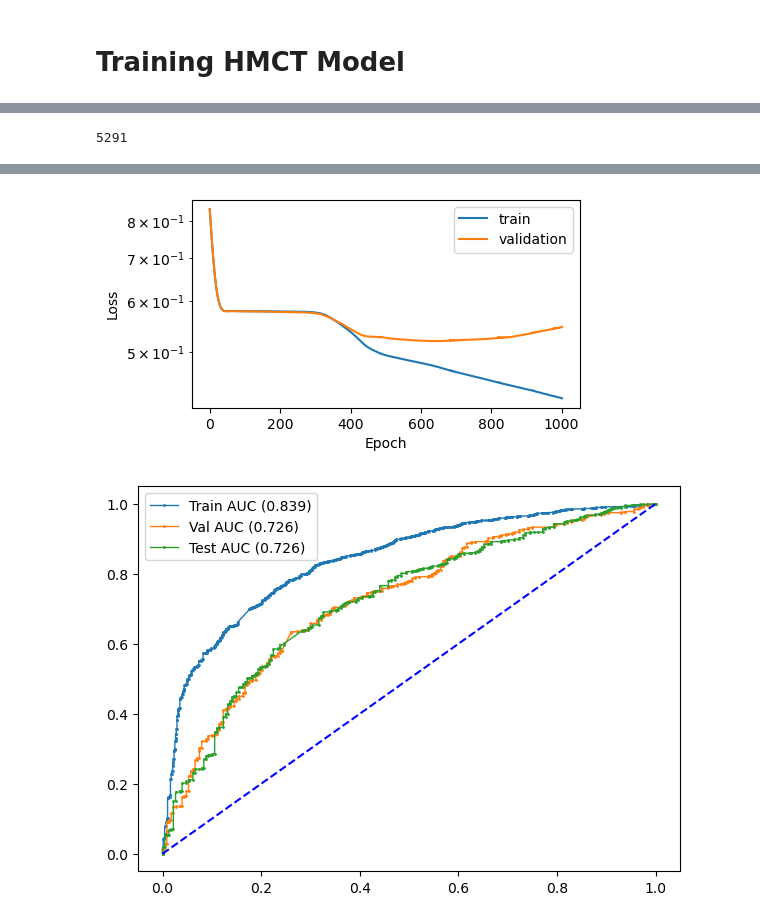
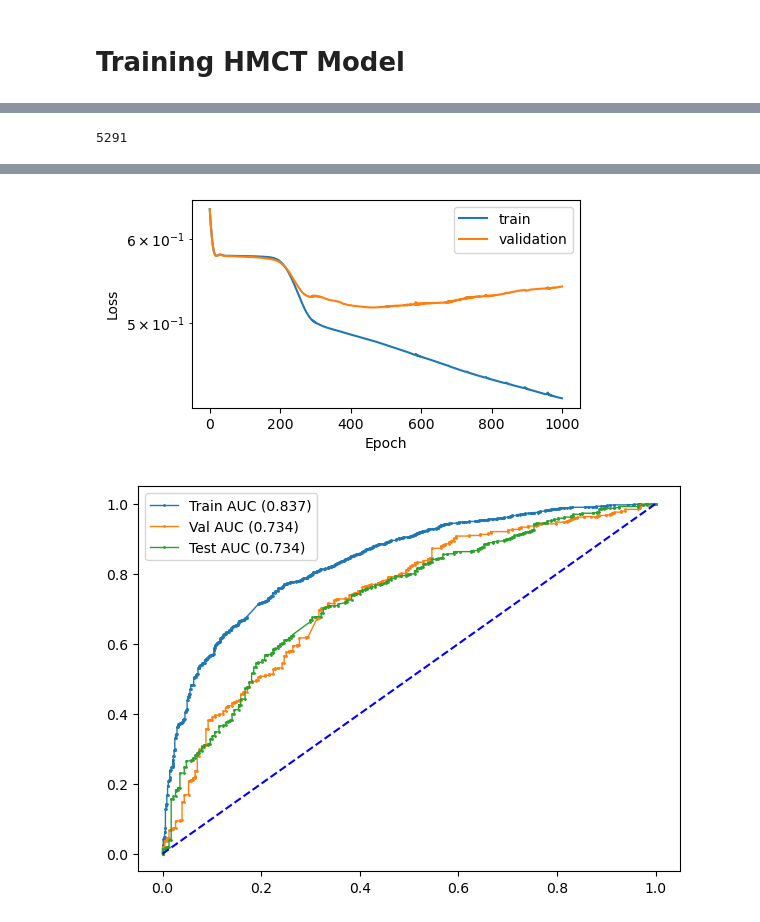
Before and after one commit to fredjo89/heterogeneous-mpnn, a Jupyter notebook: train_model.ipynb, the cells around one changed output, grey strips where cells are left out. Cells and saved outputs as stored; diff of their text form; code cells hidden in the pictures.

```diff
--- a/train_model.ipynb
+++ b/train_model.ipynb
@@ -121,7 +124,7 @@ utils.plot_roc_curves(data, pred, node_type_to_classify)
 # %%
 node_type_to_classify = "movie"
 learning_rate = 1e-3
-weight_decay = 5e-7
+weight_decay = 1e-7
 min_epochs = 1_000
 max_epochs = 10_000
 print_learning_progress_freq = 50
@@ -172,2 +178,2 @@ utils.plot_roc_curves(data, pred, node_type_to_classify)
-[figure, old version]
+[figure, new version]
-[figure, old version]
+[figure, new version]
```
Also changed, not shown: parts of 3 cells of this notebook.
